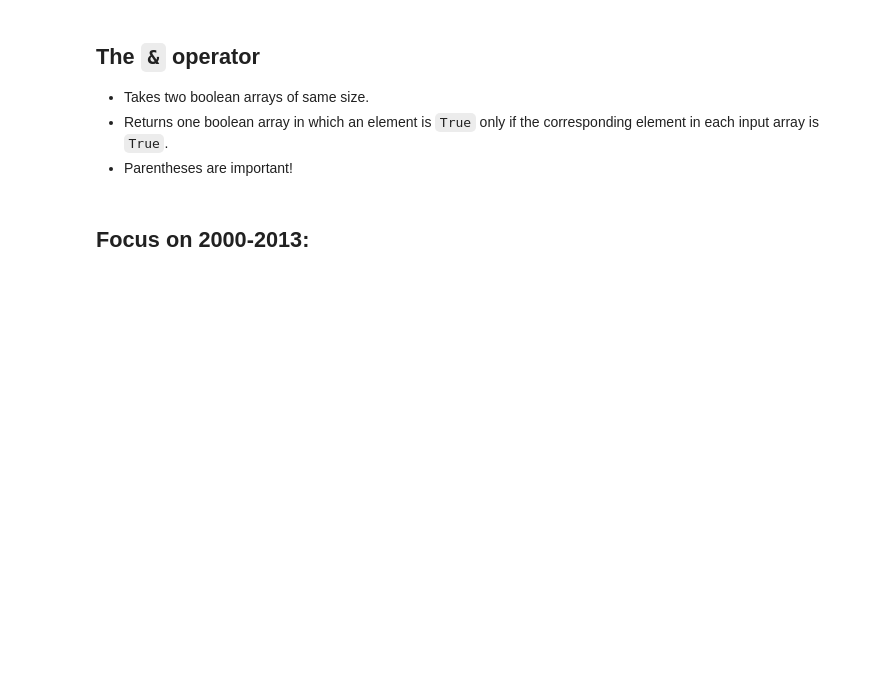
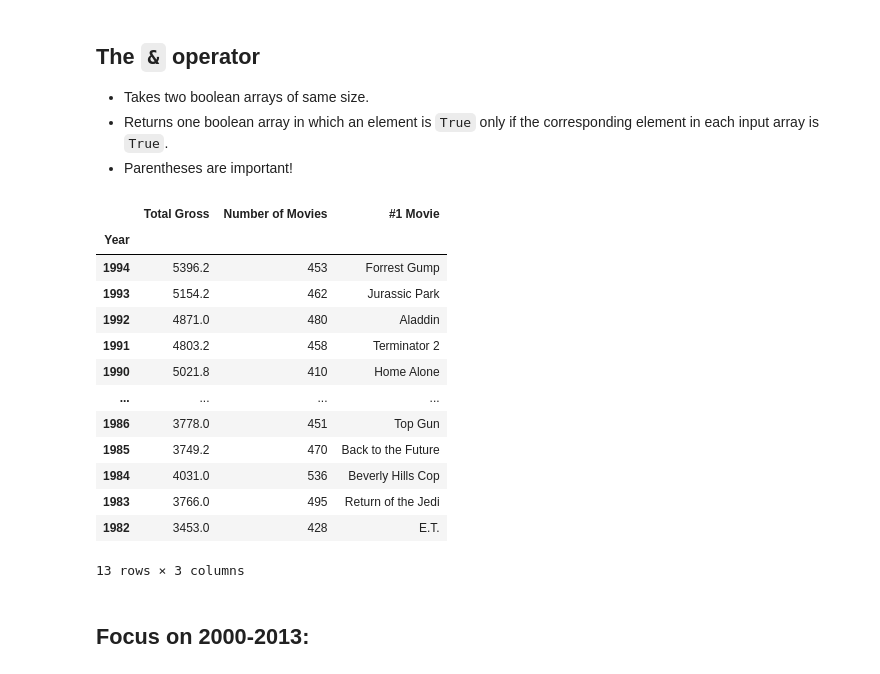
Before and after one commit to ucsd-ets/dsc10-2021-sp-public, a Jupyter notebook: lectures/05-visualization/filled/lecture.ipynb, the cells around one changed output. Cells and saved outputs as stored; diff of their text form; code cells hidden in the pictures; blank space fills up the shorter version.

```diff
--- a/lectures/05-visualization/filled/lecture.ipynb
+++ b/lectures/05-visualization/filled/lecture.ipynb
@@ -227,6 +307,22 @@ movies_by_year[
 - Parentheses are important!
 # %%
 #- years before 1995 in which more than 500 movies were released
+movies_by_year[(movies_by_year.index<1995) & (movies_by_year.get('Number of Movies')>400)]
+# %% [output]
+|  | Total Gross | Number of Movies | #1 Movie |
+| Year |  |  |  |
+| 1994 | 5396.2 | 453 | Forrest Gump |
+| 1993 | 5154.2 | 462 | Jurassic Park |
+| 1992 | 4871.0 | 480 | Aladdin |
+| 1991 | 4803.2 | 458 | Terminator 2 |
+| 1990 | 5021.8 | 410 | Home Alone |
+| ... | ... | ... | ... |
+| 1986 | 3778.0 | 451 | Top Gun |
+| 1985 | 3749.2 | 470 | Back to the Future |
+| 1984 | 4031.0 | 536 | Beverly Hills Cop |
+| 1983 | 3766.0 | 495 | Return of the Jedi |
+| 1982 | 3453.0 | 428 | E.T. |
+13 rows × 3 columns
 # %% [markdown]
 ## Focus on 2000-2013:
 # %%
```
Also changed, not shown: parts of 33 cells of this notebook, 1 other file.
